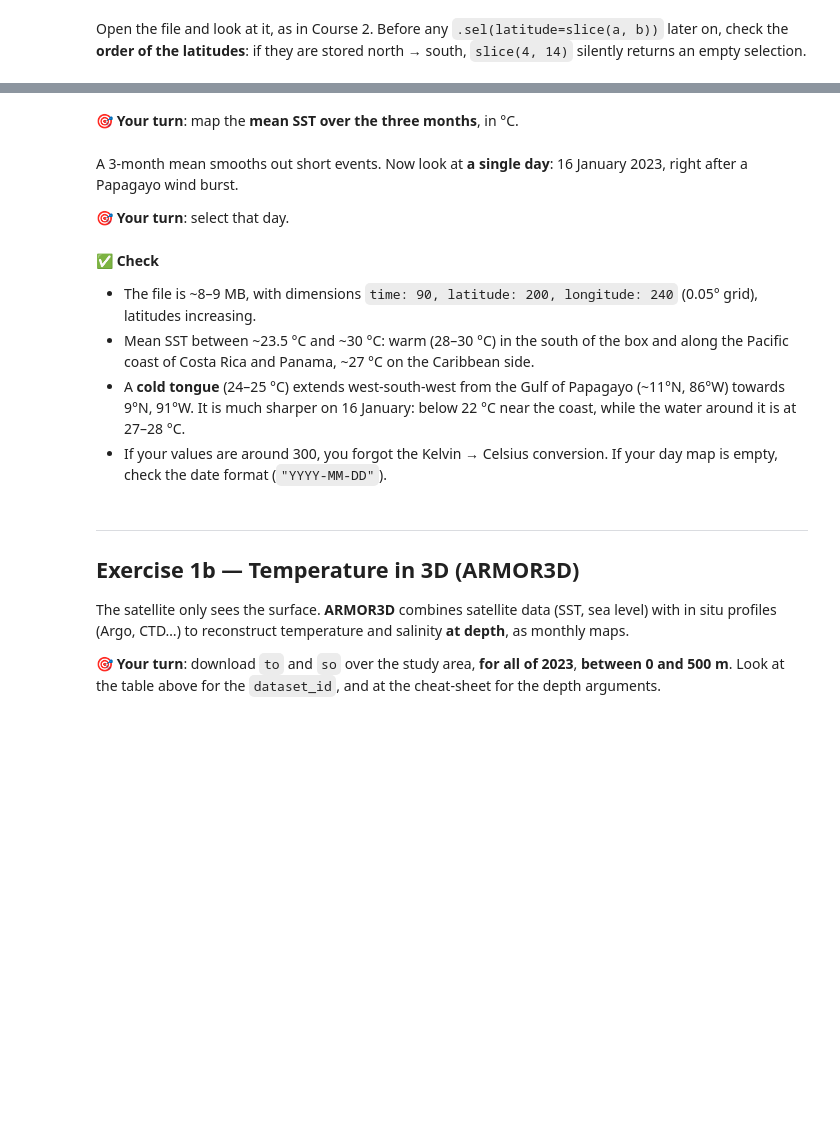
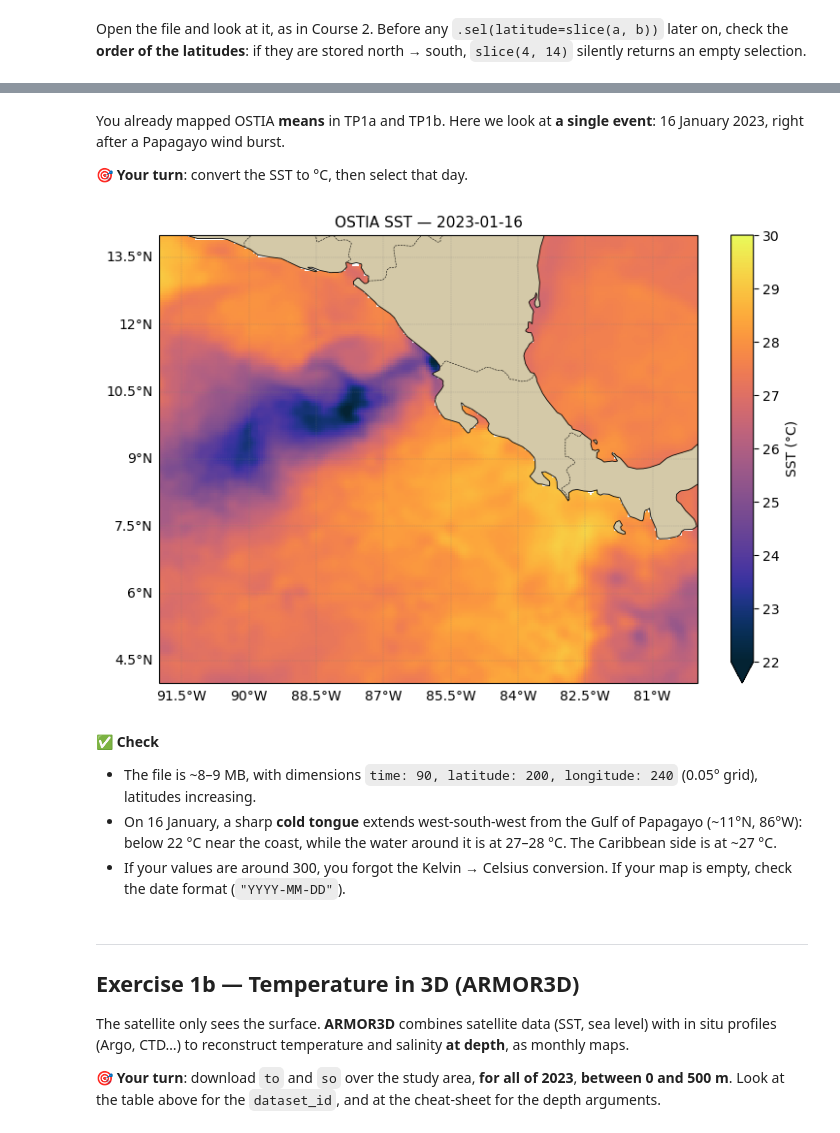
Before and after one commit to gcambon/script-locmarca, a Jupyter notebook: Session02/02_Copernicus_EN_SOLUTION.ipynb, the cells around one changed output, grey strips where cells are left out. Saved outputs shown, nothing was run; the diff lists cells and outputs as text; code cells hidden in the pictures; blank space fills up the shorter version.

```diff
--- a/Session02/02_Copernicus_EN_SOLUTION.ipynb
+++ b/Session02/02_Copernicus_EN_SOLUTION.ipynb
@@ -78,7 +82,9 @@ DATA_DIR.mkdir(exist_ok=True)
 
 # Instructor's backup copy on Kabre, used only if a download fails
 OBS_DIR = "/data/gcambon/COMMONDATA/DATASETS_PSF/"
-BACKUP_DIR = Path(OBS_DIR) / "TP3_BACKUP"
+if not Path(OBS_DIR).exists():          # not on Kabre: instructor's local copy
+    OBS_DIR = "../data/DATASETS_PSF"
+BACKUP_DIR = Path(OBS_DIR) / "TP2_BACKUP"
 
 
 def download(fname, **kwargs):
@@ -126,9 +132,9 @@ def show_dataset(dataset_id):
 def base_map(ax, title="", extent=None):
     # extent = [lon_min, lon_max, lat_min, lat_max], the Costa Rica box by default
     ax.set_extent(extent or [LON_MIN, LON_MAX, LAT_MIN, LAT_MAX], crs=ccrs.PlateCarree())
-    ax.add_feature(cfeature.LAND, facecolor="#d4c9a8", zorder=2)
-    ax.add_feature(cfeature.COASTLINE, linewidth=0.6, zorder=3)
-    ax.add_feature(cfeature.BORDERS, linewidth=0.4, linestyle="--", zorder=3)
+    ax.add_feature(cfeature.LAND.with_scale("50m"), facecolor="#d4c9a8", zorder=2)
+    ax.add_feature(cfeature.COASTLINE.with_scale("50m"), linewidth=0.6, zorder=3)
+    ax.add_feature(cfeature.BORDERS.with_scale("50m"), linewidth=0.4, linestyle="--", zorder=3)
     gl = ax.gridlines(draw_labels=True, linewidth=0.3, color="gray", alpha=0.5, linestyle="--")
     gl.top_labels = False
     gl.right_labels = False
@@ -209,24 +251,26 @@ print("\nLatitudes increasing (south → north)?", bool(ds_sst.latitude[0] < ds_
 # %% [markdown]
-**🎯 Your turn**: map the **mean SST over the three months**, in °C.
+You already mapped OSTIA **means** in TP1a and TP1b. Here we look at **a single event**: 16 January 2023, right after a Papagayo wind burst.
+
+**🎯 Your turn**: convert the SST to °C, then select that day.
 # %%
+DAY = "2023-01-16"
+
 ### STUDENT: # TODO: convert Kelvin -> Celsius
 ### STUDENT: sst = ds_sst["analysed_sst"]  # <-- to complete
 ### STUDENT:
-### STUDENT: # TODO: time mean
-### STUDENT: sst_mean = sst  # <-- to complete
+### STUDENT: # TODO: select this day (hint: .sel(time=...))
+### STUDENT: sst_day = sst  # <-- to complete
 ### BEGIN SOLUTION
-sst = ds_sst["analysed_sst"] - 273.15      # Kelvin -> Celsius
-sst_mean = sst.mean(dim="time")
+sst = ds_sst["analysed_sst"] - 273.15      # Kelvin -> Celsius, all 90 days (used again later)
+sst_day = sst.sel(time=DAY)
 ### END SOLUTION
 
 fig, ax = plt.subplots(figsize=(9, 6), subplot_kw={"projection": ccrs.PlateCarree()})
-sst_mean.plot(ax=ax, transform=ccrs.PlateCarree(), cmap=cmocean.cm.thermal,
-              vmin=22, vmax=30, cbar_kwargs={"label": "SST (°C)"})
-base_map(ax, "OSTIA SST — mean January–March 2023")
+sst_day.plot(ax=ax, transform=ccrs.PlateCarree(), cmap=cmocean.cm.thermal,
+             vmin=22, vmax=30, cbar_kwargs={"label": "SST (°C)"})
+base_map(ax, f"OSTIA SST — {DAY}")
 plt.show()
 ### HINT: Kelvin → Celsius: subtract 273.15.
-### HINT: Time mean: `.mean(dim="time")`.
+### HINT: `.sel(time=DAY)` selects one date.
+# %% [output]
+[figure, added]
-# %% [markdown]
-A 3-month mean smooths out short events. Now look at **a single day**: 16 January 2023, right after a Papagayo wind burst.
-
-**🎯 Your turn**: select that day.
@@ -247,9 +277,8 @@ plt.show()
 # %% [markdown]
 **✅ Check**
 - The file is ~8–9 MB, with dimensions `time: 90, latitude: 200, longitude: 240` (0.05° grid), latitudes increasing.
-- Mean SST between ~23.5 °C and ~30 °C: warm (28–30 °C) in the south of the box and along the Pacific coast of Costa Rica and Panama, ~27 °C on the Caribbean side.
-- A **cold tongue** (24–25 °C) extends west-south-west from the Gulf of Papagayo (~11°N, 86°W) towards 9°N, 91°W. It is much sharper on 16 January: below 22 °C near the coast, while the water around it is at 27–28 °C.
-- If your values are around 300, you forgot the Kelvin → Celsius conversion. If your day map is empty, check the date format (`"YYYY-MM-DD"`).
+- On 16 January, a sharp **cold tongue** extends west-south-west from the Gulf of Papagayo (~11°N, 86°W): below 22 °C near the coast, while the water around it is at 27–28 °C. The Caribbean side is at ~27 °C.
+- If your values are around 300, you forgot the Kelvin → Celsius conversion. If your map is empty, check the date format (`"YYYY-MM-DD"`).
 # %% [markdown]
 ---
 ## Exercise 1b — Temperature in 3D (ARMOR3D)
```
Also changed, not shown: parts of 27 cells of this notebook, 15 other files.
